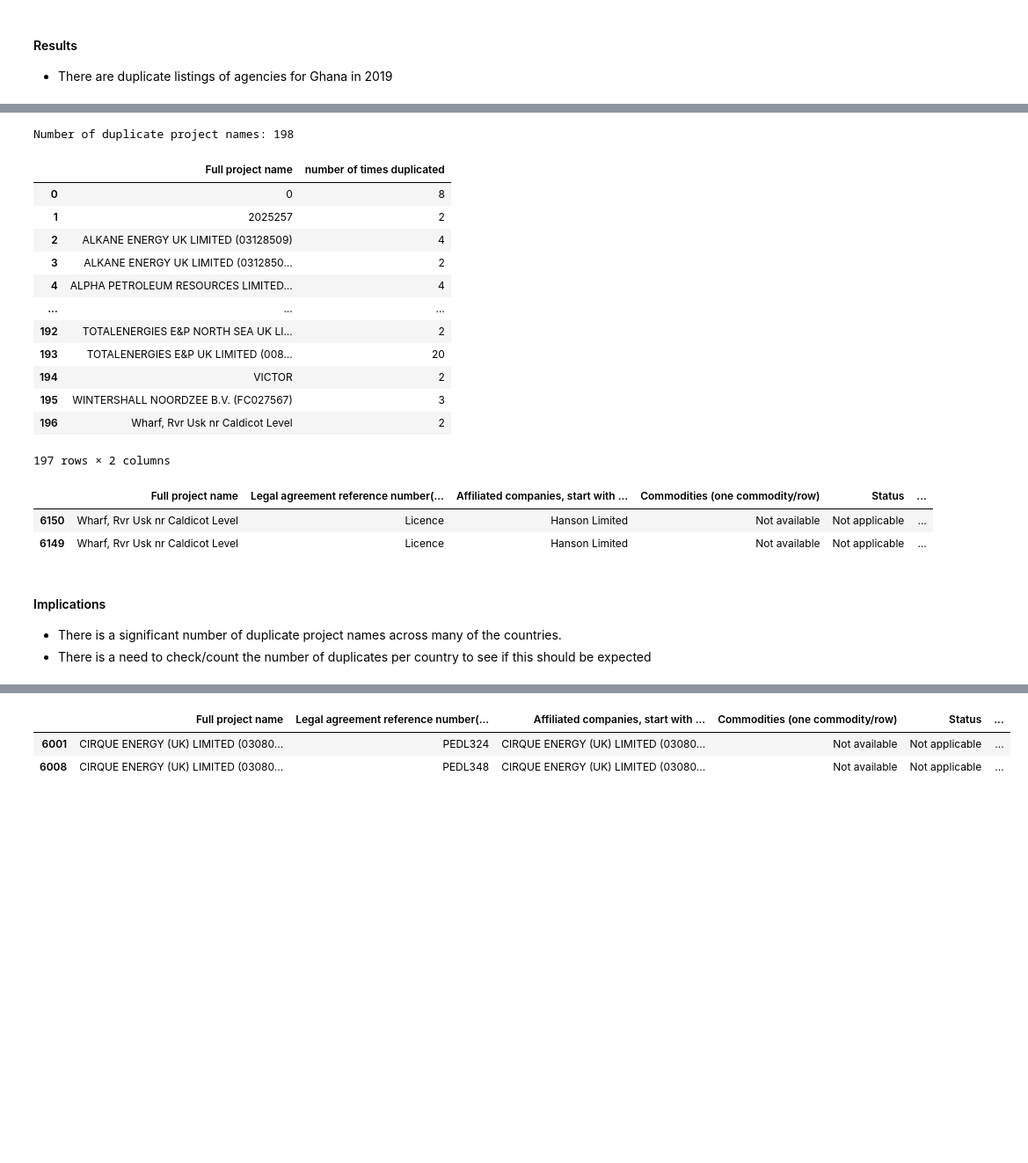
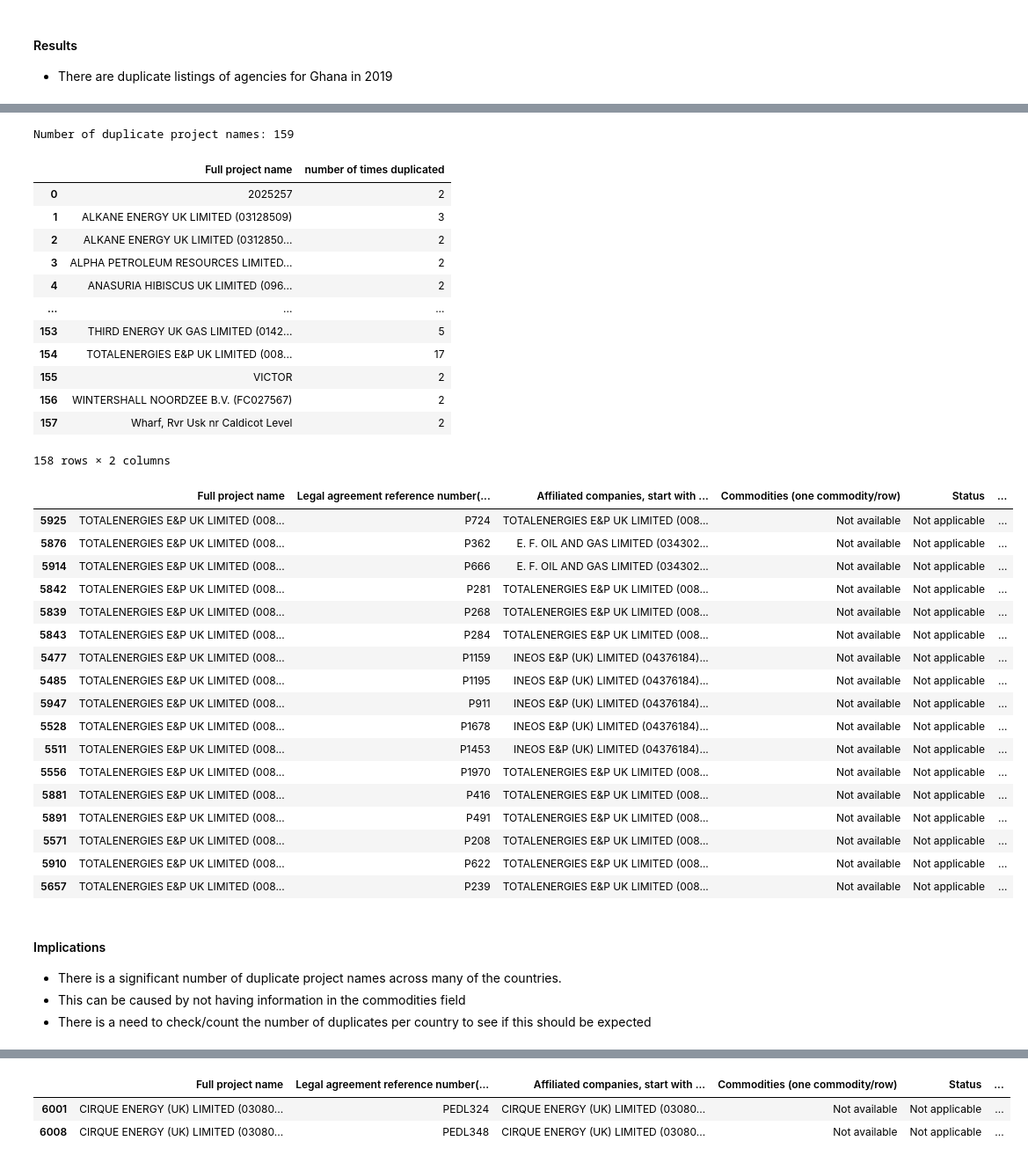
Before and after one commit to civicliteracies/EITI_SDT_data_verification_and_validation, a Jupyter notebook: Verification and Validation.ipynb, the cells around one changed output, grey strips where cells are left out. Shown at 88% size. Cells and saved outputs as stored; diff of their text form; code cells hidden in the pictures; blank space fills up the shorter version.

```diff
--- a/Verification and Validation.ipynb
+++ b/Verification and Validation.ipynb
@@ -333,7 +356,7 @@ get_duplicates(df_part_3b, 'Full name of agency', *['Country', 'Year'])
 # %%
 duplicate_projects = get_duplicates(df_part_3c,
                                     'Full project name',
-                                    *['Country', 'Year', 'Commodities (one commodity/row)'])
+                                    *['Country', 'Year', 'Commodities (one commodity/row)', 'Affiliated companies, start with Operator'])
 
 duplicate_projects
 # %% [output]
@@ -355,42 +378,49 @@ duplicate_project_names = duplicate_projects['Full project name'].unique()
 
 print("Number of duplicate project names: {}\n".format(len(duplicate_project_names.tolist())))
 
-# duplicate_project_counts = duplicate_projects['Full project name'].value_counts()
-# # print(duplicate_project_counts)
-
-# print("Number of duplicates per project")
-# for name, count in duplicate_project_counts.items():
-#     if count > 1:
-#         duplicates = duplicate_projects[duplicate_projects['Full project name'] == name]
-#         print(f"Name: {name}, Count: {count}")
-
 duplicate_projects_count = duplicate_projects.groupby('Full project name').size().reset_index(name='number of times duplicated')
 duplicate_projects_count
 # %% [output]
-Number of duplicate project names: 198
+Number of duplicate project names: 159
 |  | Full project name | number of times duplicated |
-| 0 | 0 | 8 |
-| 1 | 2025257 | 2 |
-| 2 | ALKANE ENERGY UK LIMITED (03128509) | 4 |
-| 3 | ALKANE ENERGY UK LIMITED (0312850... | 2 |
-| 4 | ALPHA PETROLEUM RESOURCES LIMITED... | 4 |
+| 0 | 2025257 | 2 |
+| 1 | ALKANE ENERGY UK LIMITED (03128509) | 3 |
+| 2 | ALKANE ENERGY UK LIMITED (0312850... | 2 |
+| 3 | ALPHA PETROLEUM RESOURCES LIMITED... | 2 |
+| 4 | ANASURIA HIBISCUS UK LIMITED (096... | 2 |
 | ... | ... | ... |
-| 192 | TOTALENERGIES E&P NORTH SEA UK LI... | 2 |
-| 193 | TOTALENERGIES E&P UK LIMITED (008... | 20 |
-| 194 | VICTOR | 2 |
-| 195 | WINTERSHALL NOORDZEE B.V. (FC027567) | 3 |
-| 196 | Wharf, Rvr Usk nr Caldicot Level | 2 |
+| 153 | THIRD ENERGY UK GAS LIMITED (0142... | 5 |
+| 154 | TOTALENERGIES E&P UK LIMITED (008... | 17 |
+| 155 | VICTOR | 2 |
+| 156 | WINTERSHALL NOORDZEE B.V. (FC027567) | 2 |
+| 157 | Wharf, Rvr Usk nr Caldicot Level | 2 |
-197 rows × 2 columns
+158 rows × 2 columns
 # %%
-duplicates = duplicate_projects[duplicate_projects['Full project name'] == name]
-duplicates
+duplicate_project_check = duplicate_projects[duplicate_projects['Full project name'] == 'TOTALENERGIES E&P UK LIMITED (00811900)']
+duplicate_project_check
 # %% [output]
 |  | Full project name | Legal agreement reference number(... | Affiliated companies, start with ... | Commodities (one commodity/row) | Status | ... |
-| 6150 | Wharf, Rvr Usk nr Caldicot Level | Licence | Hanson Limited | Not available | Not applicable | ... |
-| 6149 | Wharf, Rvr Usk nr Caldicot Level | Licence | Hanson Limited | Not available | Not applicable | ... |
+| 5925 | TOTALENERGIES E&P UK LIMITED (008... | P724 | TOTALENERGIES E&P UK LIMITED (008... | Not available | Not applicable | ... |
+| 5876 | TOTALENERGIES E&P UK LIMITED (008... | P362 | E. F. OIL AND GAS LIMITED (034302... | Not available | Not applicable | ... |
+| 5914 | TOTALENERGIES E&P UK LIMITED (008... | P666 | E. F. OIL AND GAS LIMITED (034302... | Not available | Not applicable | ... |
+| 5842 | TOTALENERGIES E&P UK LIMITED (008... | P281 | TOTALENERGIES E&P UK LIMITED (008... | Not available | Not applicable | ... |
+| 5839 | TOTALENERGIES E&P UK LIMITED (008... | P268 | TOTALENERGIES E&P UK LIMITED (008... | Not available | Not applicable | ... |
+| 5843 | TOTALENERGIES E&P UK LIMITED (008... | P284 | TOTALENERGIES E&P UK LIMITED (008... | Not available | Not applicable | ... |
+| 5477 | TOTALENERGIES E&P UK LIMITED (008... | P1159 | INEOS E&P (UK) LIMITED (04376184)... | Not available | Not applicable | ... |
+| 5485 | TOTALENERGIES E&P UK LIMITED (008... | P1195 | INEOS E&P (UK) LIMITED (04376184)... | Not available | Not applicable | ... |
+| 5947 | TOTALENERGIES E&P UK LIMITED (008... | P911 | INEOS E&P (UK) LIMITED (04376184)... | Not available | Not applicable | ... |
+| 5528 | TOTALENERGIES E&P UK LIMITED (008... | P1678 | INEOS E&P (UK) LIMITED (04376184)... | Not available | Not applicable | ... |
+| 5511 | TOTALENERGIES E&P UK LIMITED (008... | P1453 | INEOS E&P (UK) LIMITED (04376184)... | Not available | Not applicable | ... |
+| 5556 | TOTALENERGIES E&P UK LIMITED (008... | P1970 | TOTALENERGIES E&P UK LIMITED (008... | Not available | Not applicable | ... |
+| 5881 | TOTALENERGIES E&P UK LIMITED (008... | P416 | TOTALENERGIES E&P UK LIMITED (008... | Not available | Not applicable | ... |
+| 5891 | TOTALENERGIES E&P UK LIMITED (008... | P491 | TOTALENERGIES E&P UK LIMITED (008... | Not available | Not applicable | ... |
+| 5571 | TOTALENERGIES E&P UK LIMITED (008... | P208 | TOTALENERGIES E&P UK LIMITED (008... | Not available | Not applicable | ... |
+| 5910 | TOTALENERGIES E&P UK LIMITED (008... | P622 | TOTALENERGIES E&P UK LIMITED (008... | Not available | Not applicable | ... |
+| 5657 | TOTALENERGIES E&P UK LIMITED (008... | P239 | TOTALENERGIES E&P UK LIMITED (008... | Not available | Not applicable | ... |
 # %% [markdown]
 #### Implications
 - There is a significant number of duplicate project names across many of the countries.
+- This can be caused by not having information in the commodities field
 - There is a need to check/count the number of duplicates per country to see if this should be expected
 # %%
 # pd.set_option('display.max_rows', None)
```
Also changed, not shown: parts of 57 cells of this notebook, 1 other file.
